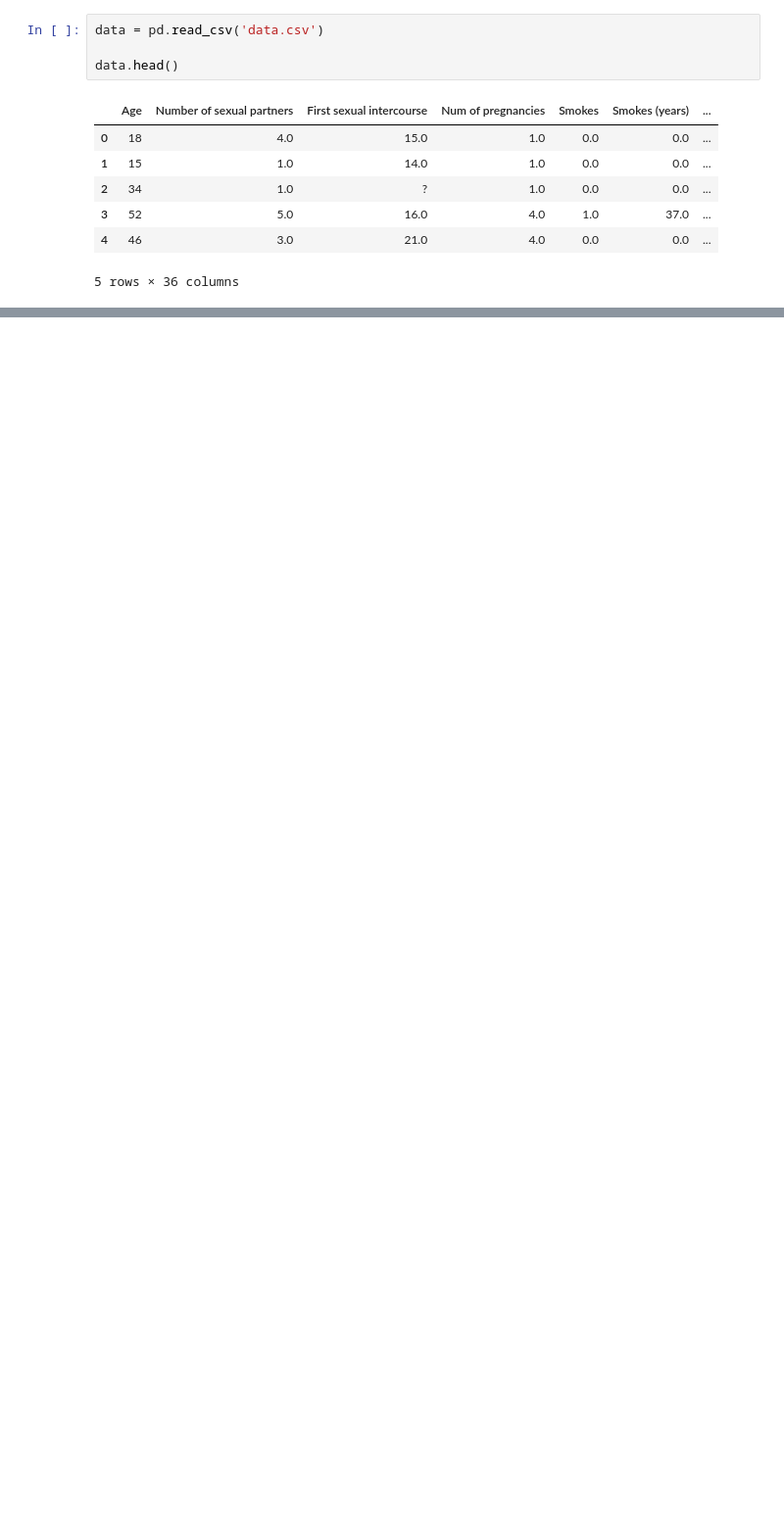
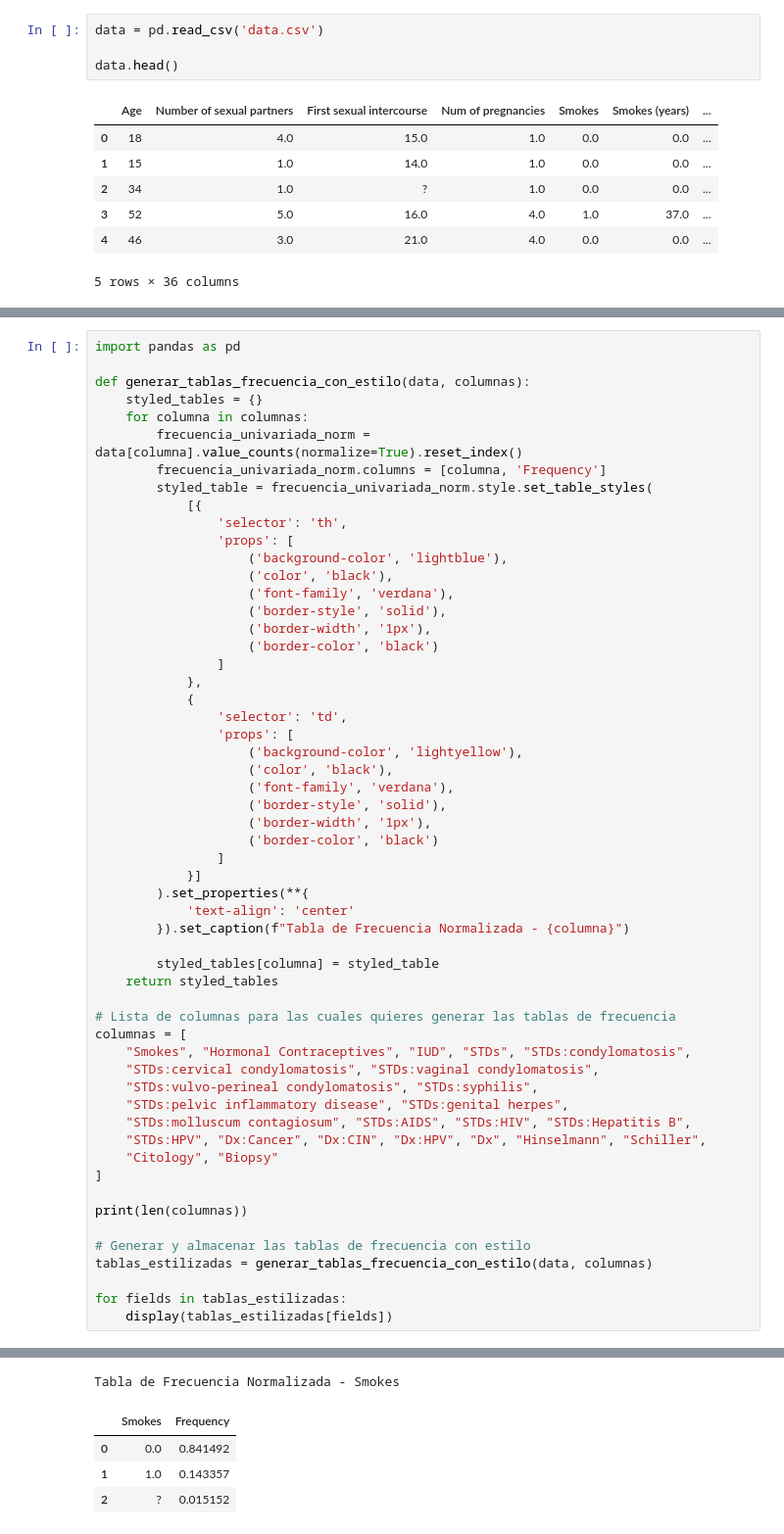
Before and after one commit to estebandonis/Laboratorio1-DataScience, a Jupyter notebook: laboratorio1.ipynb, the cells around one changed output, grey strips where cells are left out. Shown at 98% size. Cells and saved outputs as stored; diff of their text form; blank space fills up the shorter version.

```diff
--- a/laboratorio1.ipynb
+++ b/laboratorio1.ipynb
@@ -31,0 +86,57 @@ profile
+# %%
+import pandas as pd
+
+def generar_tablas_frecuencia_con_estilo(data, columnas):
+    styled_tables = {}
+    for columna in columnas:
+        frecuencia_univariada_norm = data[columna].value_counts(normalize=True).reset_index()
+        frecuencia_univariada_norm.columns = [columna, 'Frequency']
+        styled_table = frecuencia_univariada_norm.style.set_table_styles(
+            [{
+                'selector': 'th',
+                'props': [
+                    ('background-color', 'lightblue'),
+                    ('color', 'black'),
+                    ('font-family', 'verdana'),
+                    ('border-style', 'solid'),
+                    ('border-width', '1px'),
+                    ('border-color', 'black')
+                ]
+            },
+            {
+                'selector': 'td',
+                'props': [
+                    ('background-color', 'lightyellow'),
+                    ('color', 'black'),
+                    ('font-family', 'verdana'),
+                    ('border-style', 'solid'),
+                    ('border-width', '1px'),
+                    ('border-color', 'black')
+                ]
+            }]
+        ).set_properties(**{
+            'text-align': 'center'
+        }).set_caption(f"Tabla de Frecuencia Normalizada - {columna}")
+
+        styled_tables[columna] = styled_table
+    return styled_tables
+
+# Lista de columnas para las cuales quieres generar las tablas de frecuencia
+columnas = [
+    "Smokes", "Hormonal Contraceptives", "IUD", "STDs", "STDs:condylomatosis",
+    "STDs:cervical condylomatosis", "STDs:vaginal condylomatosis",
+    "STDs:vulvo-perineal condylomatosis", "STDs:syphilis",
+    "STDs:pelvic inflammatory disease", "STDs:genital herpes",
+    "STDs:molluscum contagiosum", "STDs:AIDS", "STDs:HIV", "STDs:Hepatitis B",
+    "STDs:HPV", "Dx:Cancer", "Dx:CIN", "Dx:HPV", "Dx", "Hinselmann", "Schiller",
+    "Citology", "Biopsy"
+]
+
+print(len(columnas))
+
+# Generar y almacenar las tablas de frecuencia con estilo
+tablas_estilizadas = generar_tablas_frecuencia_con_estilo(data, columnas)
+
+for fields in tablas_estilizadas:
+    display(tablas_estilizadas[fields])
+# %% [output]
@@ -31,0 +144,5 @@ profile
+Tabla de Frecuencia Normalizada - Smokes
+|  | Smokes | Frequency |
+| 0 | 0.0 | 0.841492 |
+| 1 | 1.0 | 0.143357 |
+| 2 | ? | 0.015152 |
```
Also changed, not shown: parts of 11 cells of this notebook.
